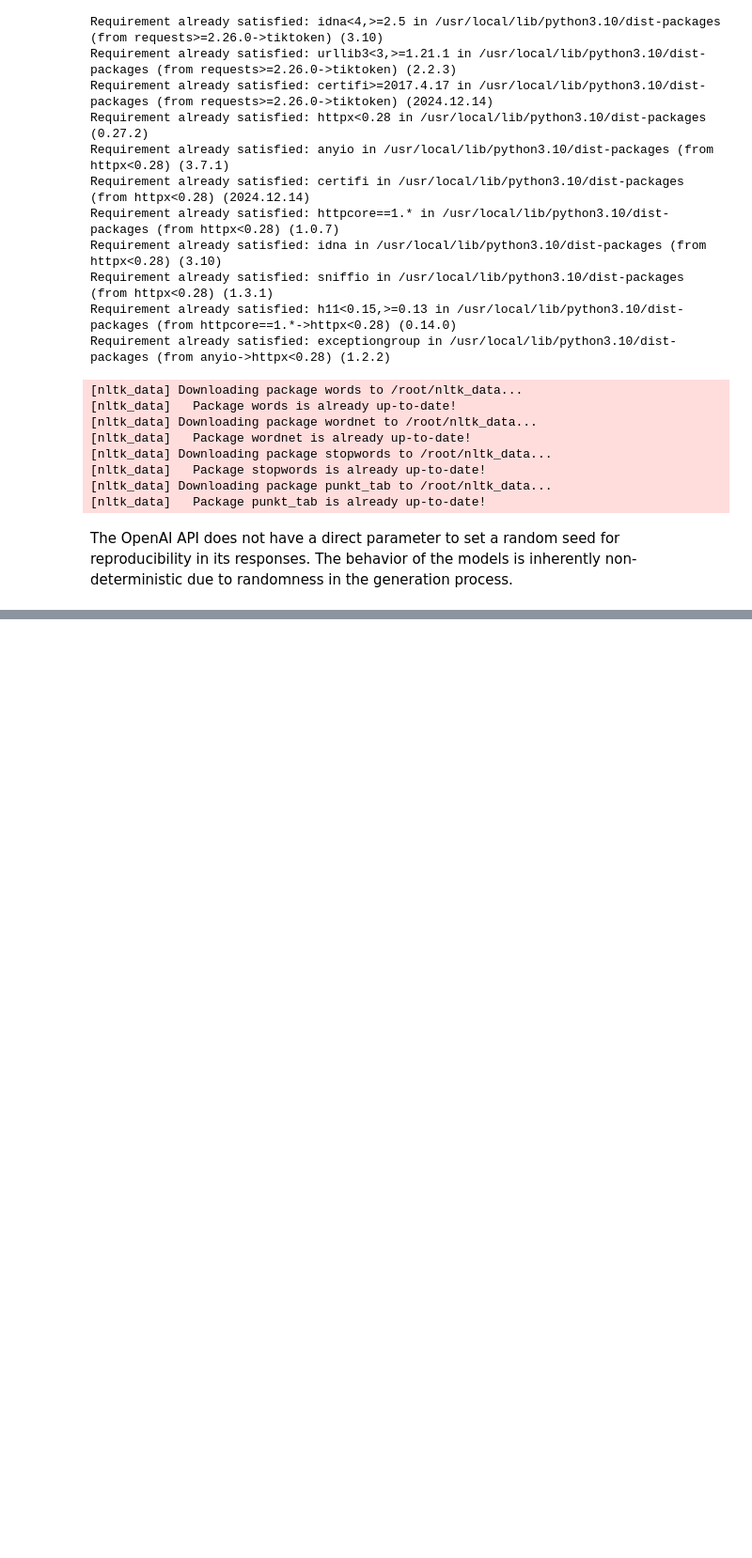
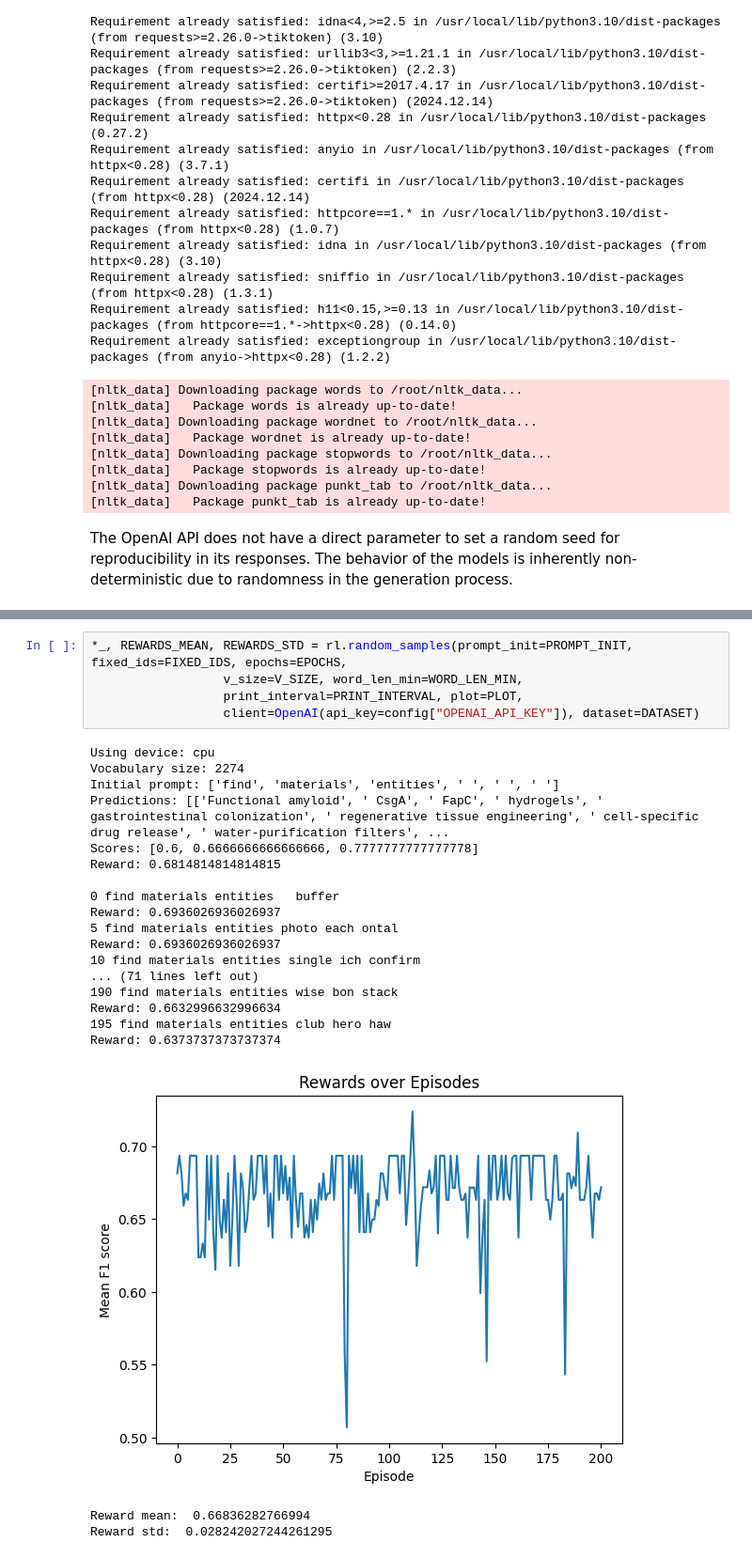
Before and after one commit to BOWENmeZHENG/RL, a Jupyter notebook: train.ipynb, the cells around one changed output, grey strips where cells are left out. Shown at 94% size. Drawn from its saved outputs; the diff is of its cells as text; blank space fills up the shorter version.

```diff
--- a/train.ipynb
+++ b/train.ipynb
@@ -41 +59,27 @@ The OpenAI API does not have a direct parameter to set a random seed for reprodu
+# %%
+*_, REWARDS_MEAN, REWARDS_STD = rl.random_samples(prompt_init=PROMPT_INIT, fixed_ids=FIXED_IDS, epochs=EPOCHS,
+                  v_size=V_SIZE, word_len_min=WORD_LEN_MIN,
+                  print_interval=PRINT_INTERVAL, plot=PLOT,
+                  client=OpenAI(api_key=config["OPENAI_API_KEY"]), dataset=DATASET)
+# %% [output]
+Using device: cpu
+Vocabulary size: 2274
+Initial prompt: ['find', 'materials', 'entities', ' ', ' ', ' ']
+Predictions: [['Functional amyloid', ' CsgA', ' FapC', ' hydrogels', ' gastrointestinal colonization', ' regenerative tissue engineering', ' cell-specific drug release', ' water-purification filters', ...
+Scores: [0.6, 0.6666666666666666, 0.7777777777777778]
+Reward: 0.6814814814814815
+
+0 find materials entities   buffer
+Reward: 0.6936026936026937
+5 find materials entities photo each ontal
+Reward: 0.6936026936026937
+10 find materials entities single ich confirm
+... (71 lines left out)
+190 find materials entities wise bon stack
+Reward: 0.6632996632996634
+195 find materials entities club hero haw
+Reward: 0.6373737373737374
+[figure, added]
+Reward mean:  0.66836282766994
+Reward std:  0.028242027244261295
 # %%
```
Also changed, not shown: parts of 7 cells of this notebook, 1 other file.
